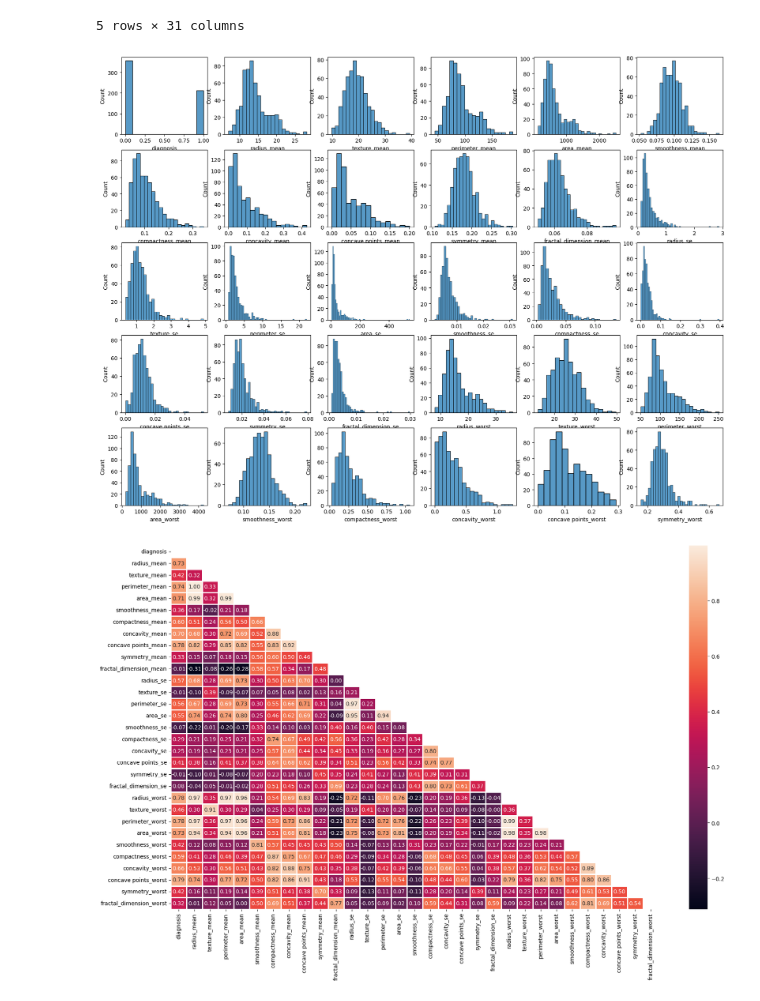
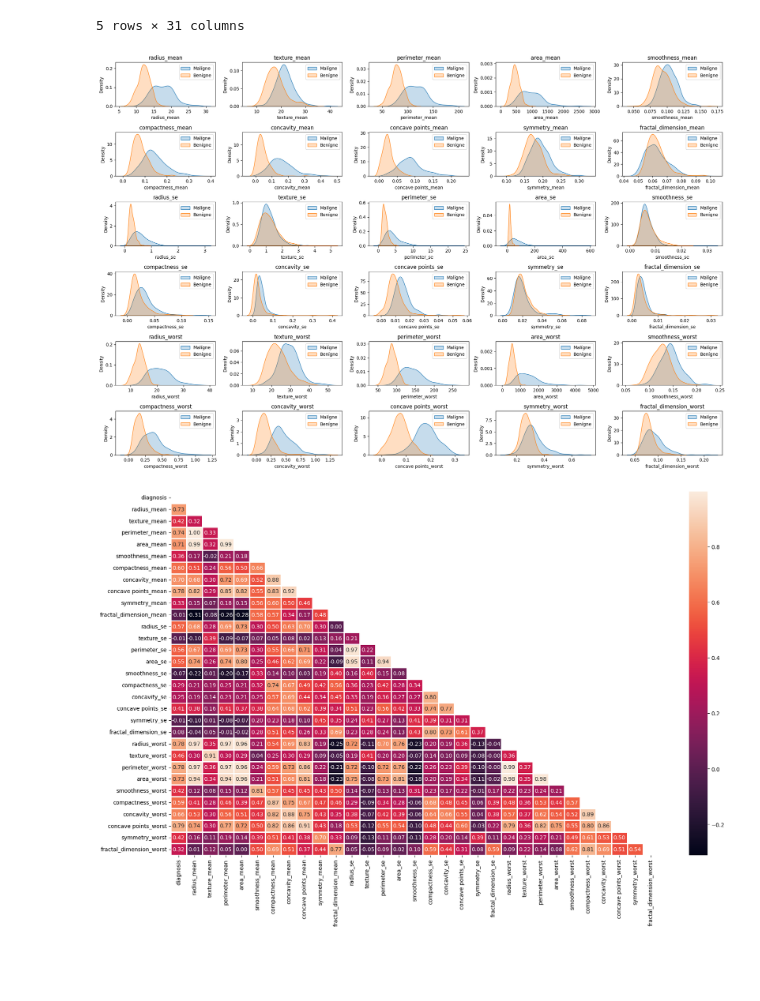
Before and after one commit to MariaSzighardtova/archive, a Jupyter notebook: breast_cancer_wisconsin.ipynb, the cells around one changed output. Cells and saved outputs as stored; diff of their text form; code cells hidden in the pictures; blank space fills up the shorter version.

```diff
--- a/breast_cancer_wisconsin.ipynb
+++ b/breast_cancer_wisconsin.ipynb
@@ -79,19 +79,25 @@ data.head()
 | 3 | 1 | 11.42 | 20.38 | 77.58 | 386.1 | 0.14250 | 0.28390 | ... |
 | 4 | 1 | 20.29 | 14.34 | 135.10 | 1297.0 | 0.10030 | 0.13280 | ... |
 5 rows × 31 columns
-# %%
-plt.figure(figsize=(20, 15))
-plotnumber = 1
-
-for column in data:
-    if plotnumber <= 30:
-        ax = plt.subplot(5, 6, plotnumber)
-        sns.histplot(data[column])
-        plt.xlabel(column)
-
-    plotnumber += 1
-# %% [output]
-[figure, removed]
+# %%
+columns_to_plot = data.columns.drop("diagnosis")
+
+plt.figure(figsize=(20, 15))
+plotnumber = 1
+num_columns = 5
+
+for column in columns_to_plot:
+    plt.subplot(len(columns_to_plot) // num_columns + 1, num_columns, plotnumber)
+    sns.kdeplot(data[data['diagnosis'] == 1][column], label='Malígne', fill=True)
+    sns.kdeplot(data[data['diagnosis'] == 0][column], label='Benígne', fill=True)
+    plt.title(f'{column}')
+    plt.legend()
+    plotnumber += 1
+
+plt.tight_layout()
+plt.show()
+# %% [output]
+[figure, added]
 # %%
 plt.figure(figsize = (20, 12))
 
```
